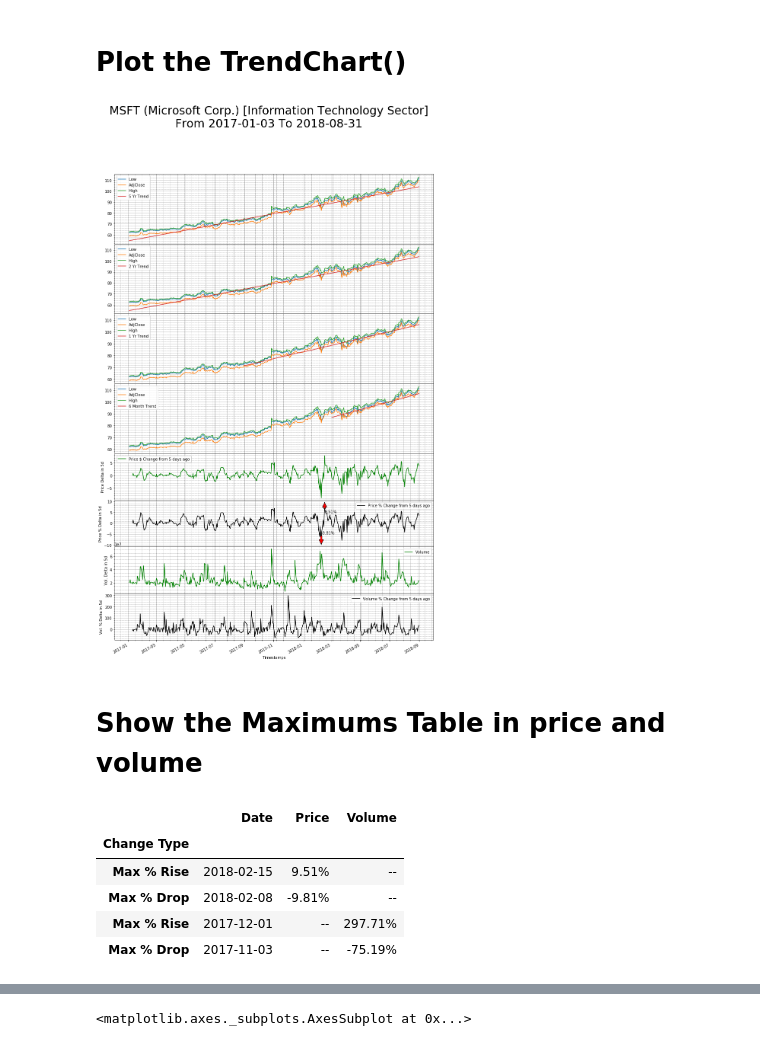
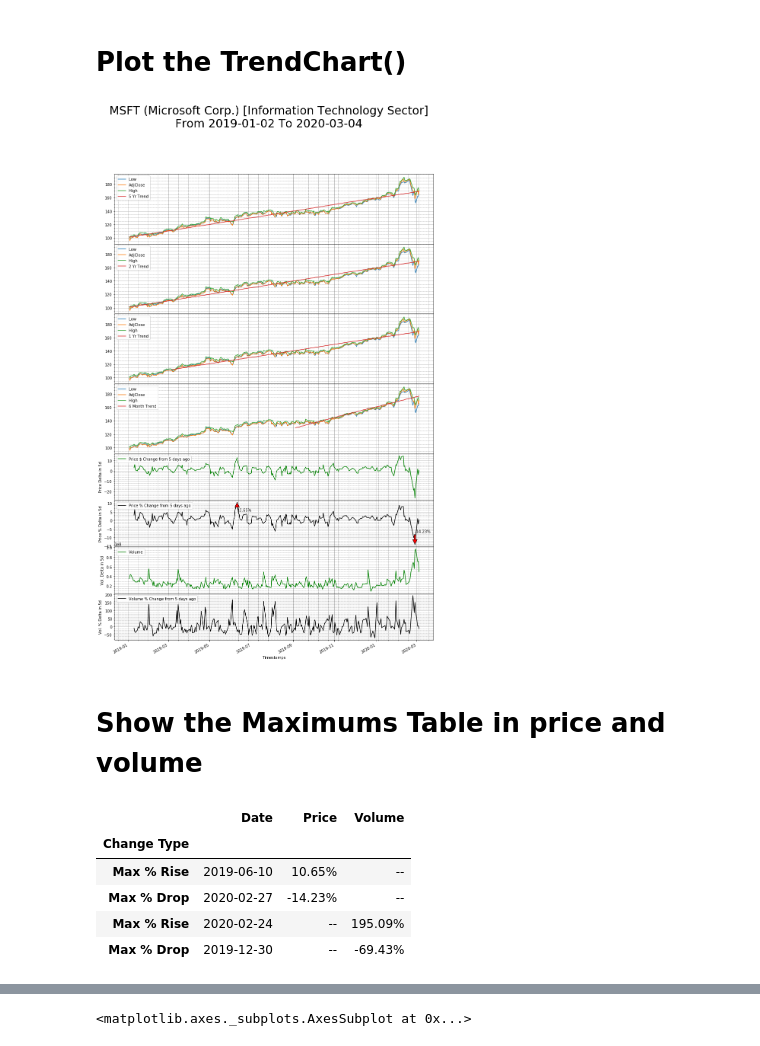
Before and after one commit to sabawi/getstockdata, a Jupyter notebook: test_data.ipynb, the cells around one changed output, grey strips where cells are left out. Saved outputs shown, nothing was run; the diff lists cells and outputs as text; code cells hidden in the pictures.

```diff
--- a/test_data.ipynb
+++ b/test_data.ipynb
@@ -238,10 +238,10 @@ main_df['Net Income'].plot(figsize=(12,8), title = sd.get_stock().upper()).grid(
 # Plot the TrendChart()
 # %%
 price_df = sd.GetStockDataFrame('msft')
-price_df = sd.DatesRange(price_df, '2017-01-01', '2018-09-01')
+price_df = sd.DatesRange(price_df, '2019-01-01')
 price_data_df, maximums_table_df = sd.TrendsPlot('msft',price_df)
 # %% [output]
-[figure, old version]
+[figure, new version]
 # %% [markdown]
 # Show the Maximums Table in price and volume
 # %%
@@ -249,10 +249,10 @@ maximums_table_df
 # %% [output]
 |  | Date | Price | Volume |
 | Change Type |  |  |  |
-| Max % Rise | 2018-02-15 | 9.51% | -- |
-| Max % Drop | 2018-02-08 | -9.81% | -- |
-| Max % Rise | 2017-12-01 | -- | 297.71% |
-| Max % Drop | 2017-11-03 | -- | -75.19% |
+| Max % Rise | 2019-06-10 | 10.65% | -- |
+| Max % Drop | 2020-02-27 | -14.23% | -- |
+| Max % Rise | 2020-02-24 | -- | 195.09% |
+| Max % Drop | 2019-12-30 | -- | -69.43% |
 # %%
 import pandas as pd
 
```
Also changed, not shown: parts of 11 cells of this notebook.
